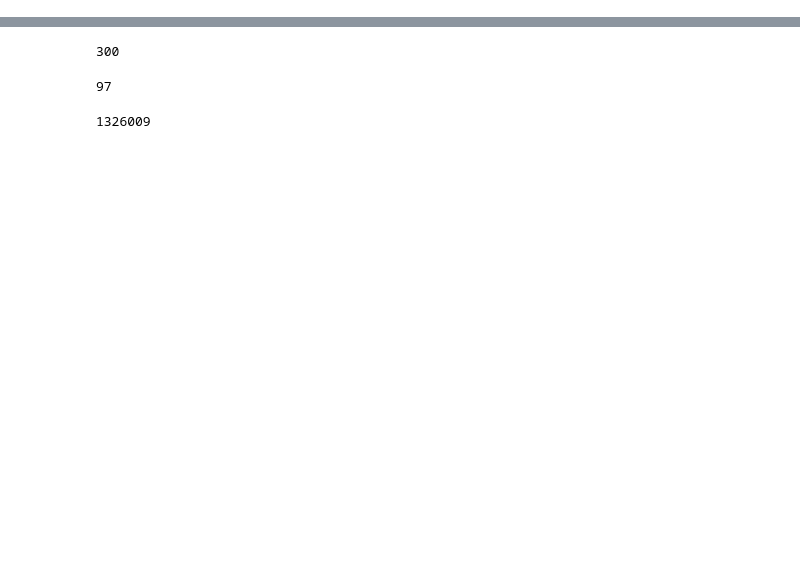
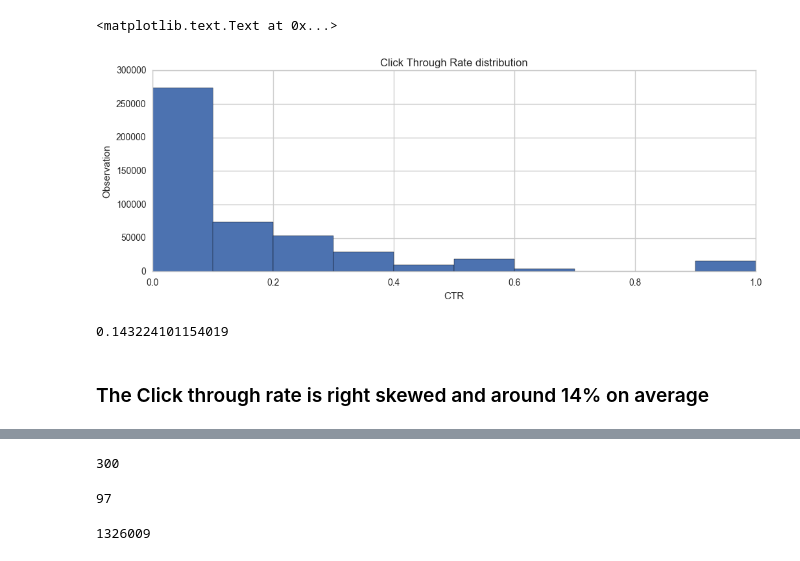
Before and after one commit to vishalchangrani/outbrain, a Jupyter notebook: Outbrain.ipynb, the cells around one changed output, grey strips where cells are left out. Drawn from its saved outputs; the diff is of its cells as text; code cells hidden in the pictures; blank space fills up the shorter version.

```diff
--- a/Outbrain.ipynb
+++ b/Outbrain.ipynb
@@ -29,0 +33,18 @@ clicks_train['ad_id'].groupby(clicks_train['display_id']).size().hist()
+# %%
+train_grp_ad = clicks_train.groupby(clicks_train['ad_id'])
+# %%
+plt.figure(figsize=(12,4))
+ctr = train_grp_ad['clicked'].mean()
+ax = ctr.hist(bins=[0, 0.1, 0.2, 0.3, 0.4, 0.5, 0.6, 0.7, 0.8, 0.9, 1])
+ax.set_xlabel("CTR")
+ax.set_ylabel("Observation")
+plt.title("Click Through Rate distribution")
+# %% [output]
+<matplotlib.text.Text at 0x...>
+[figure, added]
+# %%
+ctr.mean()
+# %% [output]
+0.143224101154019
+# %% [markdown]
+### The Click through rate is right skewed and around 14% on average
```
Also changed, not shown: parts of 47 cells of this notebook.
